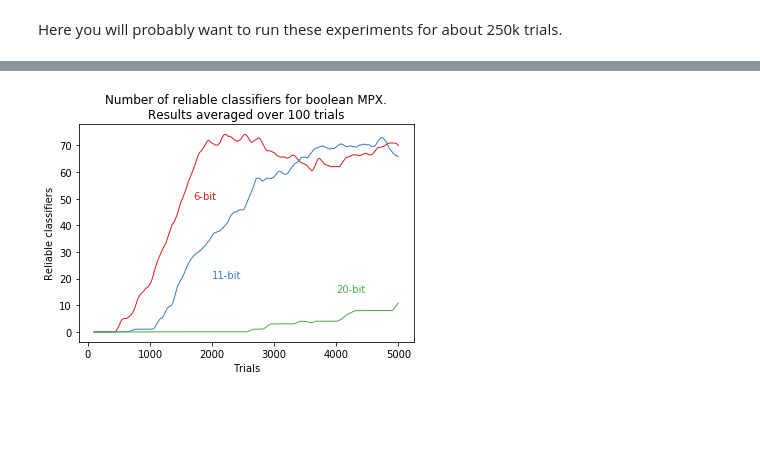
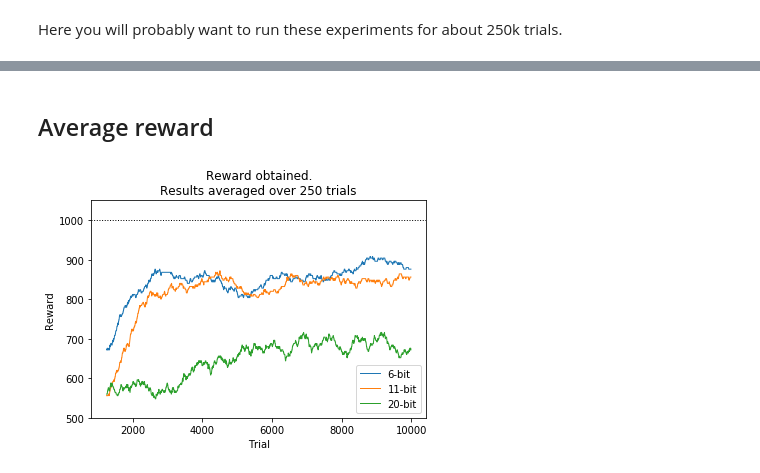
Before and after one commit to ParrotPrediction/pyalcs, a Jupyter notebook: docs/source/notebooks/ACS2 in Multiplexer.ipynb, the cells around one changed output, grey strips where cells are left out. Cells and saved outputs as stored; diff of their text form; code cells hidden in the pictures; blank space fills up the shorter version.

```diff
--- a/docs/source/notebooks/ACS2 in Multiplexer.ipynb
+++ b/docs/source/notebooks/ACS2 in Multiplexer.ipynb
@@ -111,16 +97,17 @@ def get_20bit_mp_actors():
 # %%
 def perform_experiment(agent, env, trials=250_000):
     population, metrics = agent.explore_exploit(env, trials)
-    print("Population size: {}".format(metrics[-1]['agent']['population']))
-    print("Reliable size: {}".format(metrics[-1]['agent']['reliable']))
+
+    print("Population size: {}".format(metrics[-1]['population']))
+    print("Reliable size: {}".format(metrics[-1]['reliable']))
     print(metrics[-1])
 
     reliable_classifiers = [c for c in population if c.is_reliable()]
-    reliable_classifiers = sorted(reliable_classifiers, key=lambda cl: -cl.q)
+    reliable_classifiers = sorted(reliable_classifiers, key=lambda cl: -cl.fitness)
 
     # Print top 10 reliable classifiers
     for cl in reliable_classifiers[:10]:
-        print(f"{cl}, q: {cl.q:.2f}, exp: {cl.exp:.2f}")
+        print(f"{cl}, q: {cl.q:.2f}, fit: {cl.fitness:.2f}, exp: {cl.exp:.2f}")
 
     return population, metrics
 # %% [markdown]
@@ -196,7 +193,5 @@ def parse_metrics_to_df(metrics):
 # %%
 # parse metrics to df
-df6bit = parse_metrics_to_df(m6)
-df11bit = parse_metrics_to_df(m11)
-df20bit = parse_metrics_to_df(m20)
-
-df6bit.head()
+df6bit = parse_metrics(m6)
+df11bit = parse_metrics(m11)
+df20bit = parse_metrics(m20)
@@ -211,32 +217,22 @@ df6bit.head()
+# %% [markdown]
+## Average reward
 # %%
-import matplotlib
-import matplotlib.pyplot as plt
-import matplotlib.ticker as tkr
-
-# To avoid Type3 fonts in generated EPS file
-matplotlib.rcParams['pdf.fonttype'] = 42
-matplotlib.rcParams['ps.fonttype'] = 42
-
-window=100
-TOP_ROWS=TRIALS
-
+window=250
 
 fig, ax = plt.subplots()
 
-df6bit['reliable'].head(TOP_ROWS).rolling(window=window).mean().plot(color='#e41a1c', linewidth=1.0, ax=ax)
-ax.text(1700, 50, '6-bit', color='#e41a1c')
+df6bit['reward'].rolling(window=window).mean().plot(label='6-bit', linewidth=1.0, ax=ax)
+df11bit['reward'].rolling(window=window).mean().plot(label='11-bit', linewidth=1.0, ax=ax)
+df20bit['reward'].rolling(window=window).mean().plot(label='20-bit', linewidth=1.0, ax=ax)
+plt.axhline(1000, c='black', linewidth=1.0, linestyle=':')
 
-df11bit['reliable'].head(TOP_ROWS).rolling(window=window).mean().plot(color='#377eb8', linewidth=1.0, ax=ax)
-ax.text(2000, 20, '11-bit', color='#377eb8')
 
-df20bit['reliable'].head(TOP_ROWS).rolling(window=window).mean().plot(color='#4daf4a', linewidth=1.0, ax=ax)
-ax.text(4000, 15, '20-bit', color='#4daf4a')
+ax.set_xlabel('Trial')
+ax.set_ylabel('Reward')
+ax.set_title(f'Reward obtained.\nResults averaged over {window} trials')
+ax.set_ylim([500, 1050])
 
-ax.set_xlabel('Trials')
-ax.set_ylabel('Reliable classifiers')
-ax.set_title(f'Number of reliable classifiers for boolean MPX.\nResults averaged over {window} trials')
+plt.legend()
 plt.show()
-
-# plt.savefig('mpx.eps', format='eps', dpi=100)
 # %% [output]
-[figure, old version]
+[figure, new version]
```
Also changed, not shown: parts of 21 cells of this notebook, 3 other files.
